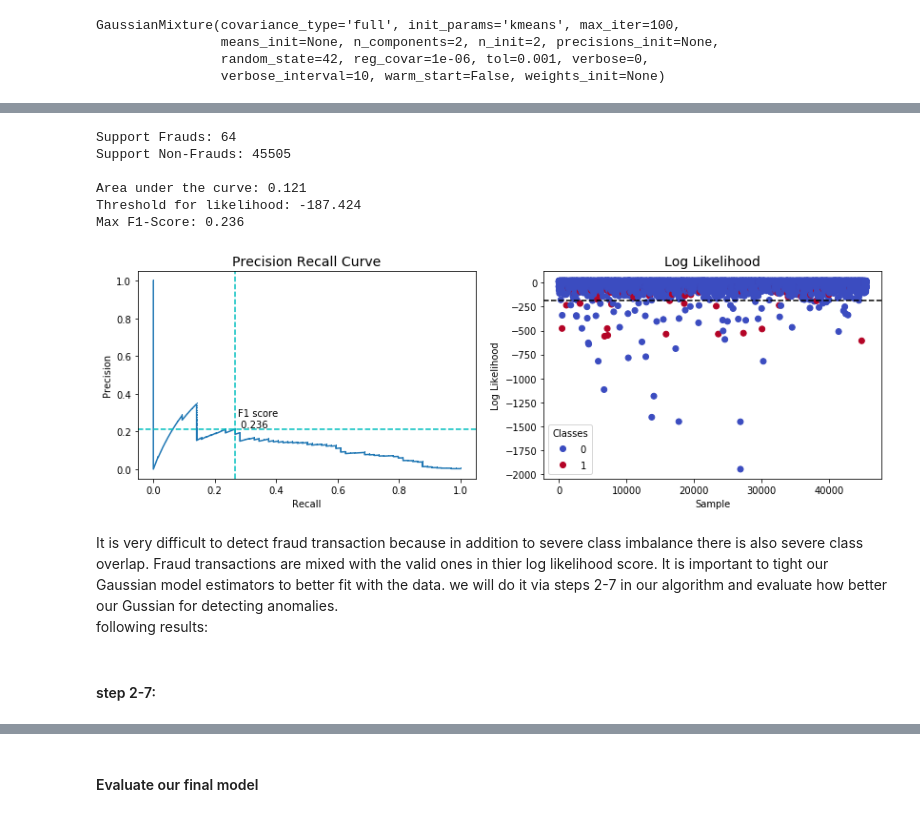
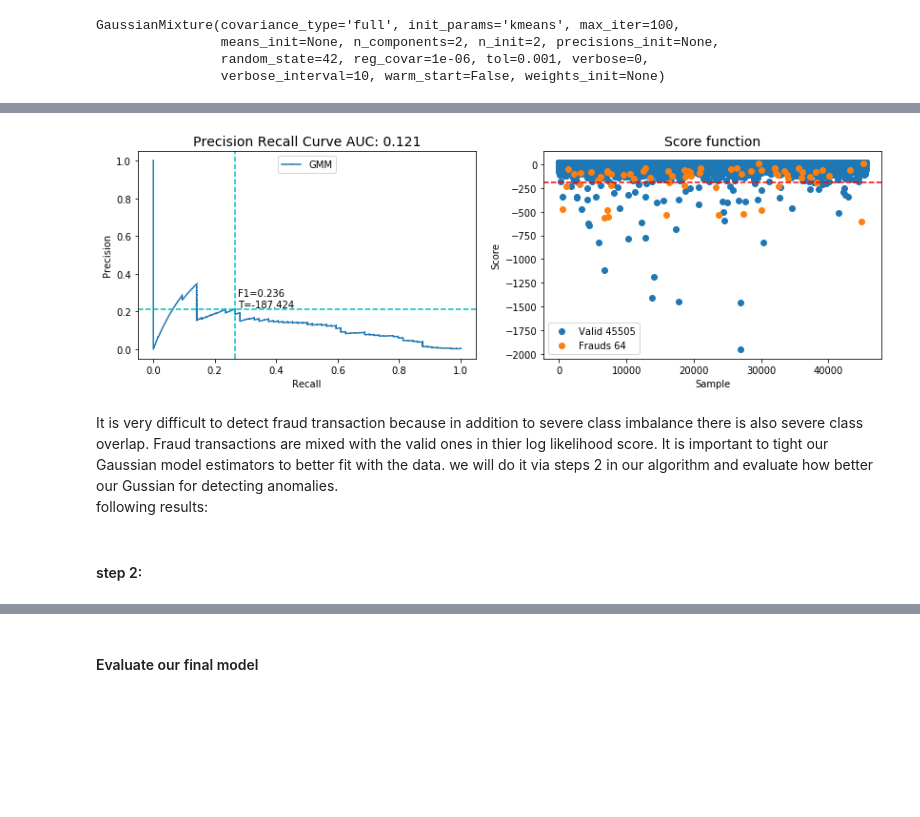
Before and after one commit to shon-otmazgin/transactions-anomaly-detection-unsupervised-learning, a Jupyter notebook: notebooks/Transactions Anomaly Detection with Unsupervised Learning .ipynb, the cells around one changed output, grey strips where cells are left out. Saved outputs shown, nothing was run; the diff lists cells and outputs as text; code cells hidden in the pictures; blank space fills up the shorter version.

```diff
--- a/notebooks/Transactions Anomaly Detection with Unsupervised Learning .ipynb
+++ b/notebooks/Transactions Anomaly Detection with Unsupervised Learning .ipynb
@@ -387,53 +527,9 @@ In other words the threshold selected is the where $F_1$ score reach the maximum
-# %%
-fig, (ax1, ax2) = plt.subplots(1, 2, figsize=(14,4))
-
-gmm_log_likelihood = clf.score_samples(X)
-gmm_precision, gmm_recall, thresholds = precision_recall_curve(y, -1 * gmm_log_likelihood)
-gmm_auc = auc(gmm_recall, gmm_precision)
-
-f1_scores = [ 2*recall*precision/(recall+precision)
-             if recall+precision > 0
-             else 0
-             for recall,precision in zip(gmm_recall, gmm_precision) ]
-
-best_threshold = -thresholds[np.argmax(f1_scores)]
-best_precision = gmm_precision[np.argmax(f1_scores)]
-best_recall = gmm_recall[np.argmax(f1_scores)]
-best_f1 = np.max(f1_scores)
-
-print(f'Support Frauds: {len(y[y==1])}')
-print(f'Support Non-Frauds: {len(y[y==0])}')
-print()
-print(f'Area under the curve: {gmm_auc:.3f}')
-print(f'Threshold for likelihood: {best_threshold:.3f}')
-print(f'Max F1-Score: {best_f1:.3f}')
-
-ax1.plot(gmm_recall, gmm_precision, marker=',', label='GMM')
-ax1.axvline(best_recall, linestyle='dashed', color='c')
-ax1.axhline(best_precision, linestyle='dashed', color='c')
-ax1.set_title('Precision Recall Curve', fontsize=14)
-ax1.set_ylabel('Precision')
-ax1.set_xlabel('Recall')
-ax1.text(best_recall+0.01, best_precision+0.01, 'F1 score\n '+ str(round(best_f1, 3)))
-
-ax2.scatter(range(0,len(gmm_log_likelihood)), gmm_log_likelihood, c=y, cmap='coolwarm')
-ax2.legend(*scatter.legend_elements(), title="Classes")
-ax2.axhline(best_threshold, linestyle='dashed', color='black')
-ax2.set_title('Log Likelihood', fontsize=14)
-ax2.set_ylabel('Log Likelihood')
-ax2.set_xlabel('Sample')
-
-plt.show()
-# %% [output]
-Support Frauds: 64
-Support Non-Frauds: 45505
-
-Area under the curve: 0.121
-Threshold for likelihood: -187.424
-Max F1-Score: 0.236
-[figure, removed]
+# %%
+plot_recall_precision_curve_samples_scores(clf=clf, X=X, y=y, clf_name='GMM')
+# %% [output]
+[figure, added]
 # %% [markdown]
-It is very difficult to detect fraud transaction because in addition to severe class imbalance there is also severe class overlap. Fraud transactions are mixed with the valid ones in thier log likelihood score. It is important to tight our Gaussian model estimators to better fit with the data. we will do it via steps 2-7 in our algorithm and evaluate how better our Gussian for detecting anomalies.
+It is very difficult to detect fraud transaction because in addition to severe class imbalance there is also severe class overlap. Fraud transactions are mixed with the valid ones in thier log likelihood score. It is important to tight our Gaussian model estimators to better fit with the data. we will do it via steps 2 in our algorithm and evaluate how better our Gussian for detecting anomalies.
 following results:
 # %% [markdown]
-#### step 2-7:
+#### step 2:
```
Also changed, not shown: parts of 54 cells of this notebook, 1 other file.
